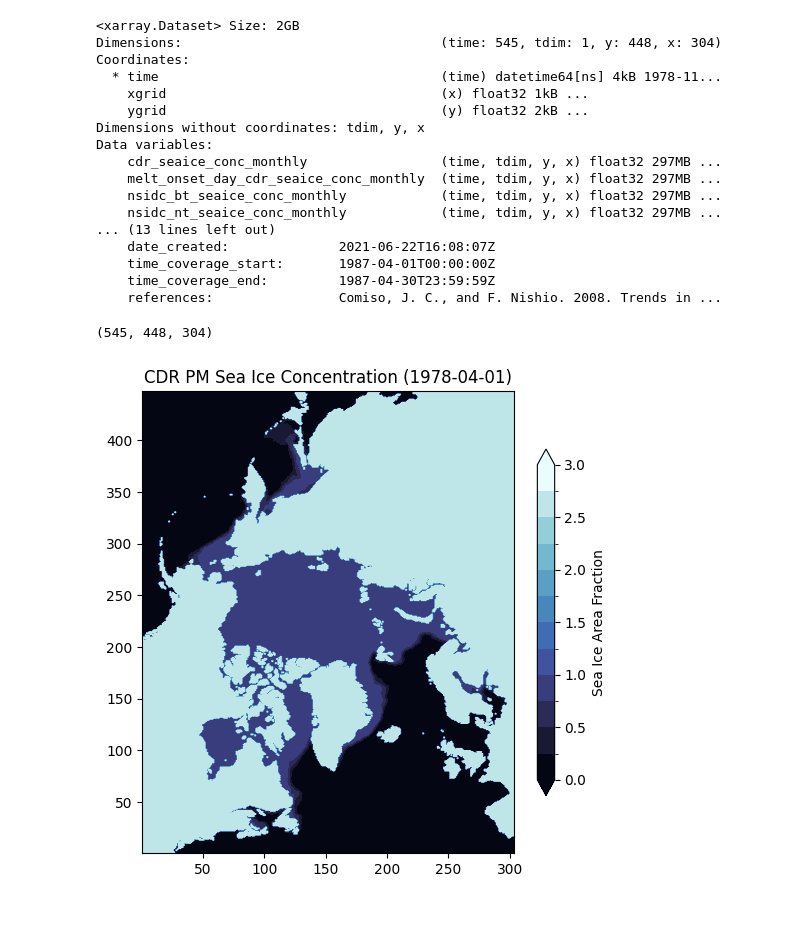
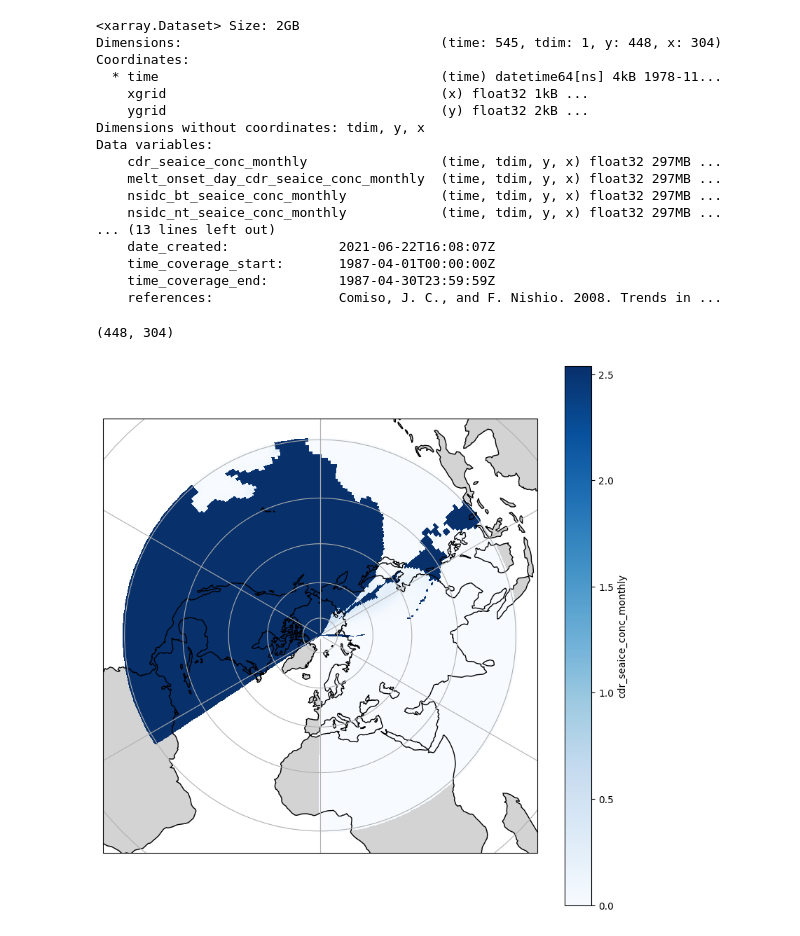
Before and after one commit to skylargale/MLGEO2024_skycgale, a Jupyter notebook: project/sea_ice_test.ipynb, the cells around one changed output. Cells and saved outputs as stored; diff of their text form; code cells hidden in the pictures.

```diff
--- a/project/sea_ice_test.ipynb
+++ b/project/sea_ice_test.ipynb
@@ -28,15 +24,3 @@ Data variables:
     time_coverage_start:       1987-04-01T00:00:00Z
     time_coverage_end:         1987-04-30T23:59:59Z
     references:                Comiso, J. C., and F. Nishio. 2008. Trends in ...
-# %%
-# Get variables
-time = ds.time.values
-xgrid = ds.xgrid.values
-ygrid = ds.ygrid.values
-
-# Get data
-sic = ds.cdr_seaice_conc_monthly.values
-sic_reshaped = sic.reshape((sic.shape[0], sic.shape[2], sic.shape[3]))
-sic_reshaped.shape
-# %% [output]
-(545, 448, 304)
@@ -66,18 +27,20 @@ lats = lats[np.isfinite(lats)]
-# %%
-# Define the boundaries for the discrete intervals
-boundaries = np.linspace(np.floor(sic_reshaped[0].min()), np.ceil(sic_reshaped[0].max()), 13)
-
-# Create a normalization object
-norm = BoundaryNorm(boundaries, ncolors=cmocean.cm.ice.N, clip=True)
-
-# Plot the data
-plt.figure(figsize=(6, 6))
-plt.contourf(sic_reshaped[0], cmap=cmocean.cm.ice, norm=norm, levels=boundaries, extend='both', origin='upper')
-
-# Add a colorbar
-plt.colorbar(orientation='vertical', shrink=0.75, pad=0.05, label='Sea Ice Area Fraction')
-
-plt.title('CDR PM Sea Ice Concentration (1978-04-01)')
-plt.show()
-# %% [output]
-[figure, removed]
+# %%
+sic = ds['cdr_seaice_conc_monthly'][:, 0].mean(dim='time')
+sic.shape
+# %% [output]
+(448, 304)
+# %%
+# Plot sic with the land grey, sea ice cmap, coastlines, gridlines, and origin='upper'
+plt.figure(figsize=(10, 10))
+ax = plt.axes(projection=ccrs.NorthPolarStereo())
+# ax.set_extent([-180, 180, 60, 90], ccrs.PlateCarree())
+ax.add_feature(cfeature.LAND, color='lightgrey')
+
+# Use pcolormesh to plot the data
+sic.plot.pcolormesh(ax=ax, transform=ccrs.PlateCarree(), cmap='Blues', add_colorbar=True)
+
+ax.coastlines()
+ax.gridlines()
+plt.show()
+# %% [output]
+[figure, added]
```
Also changed, not shown: parts of 2 cells of this notebook.
